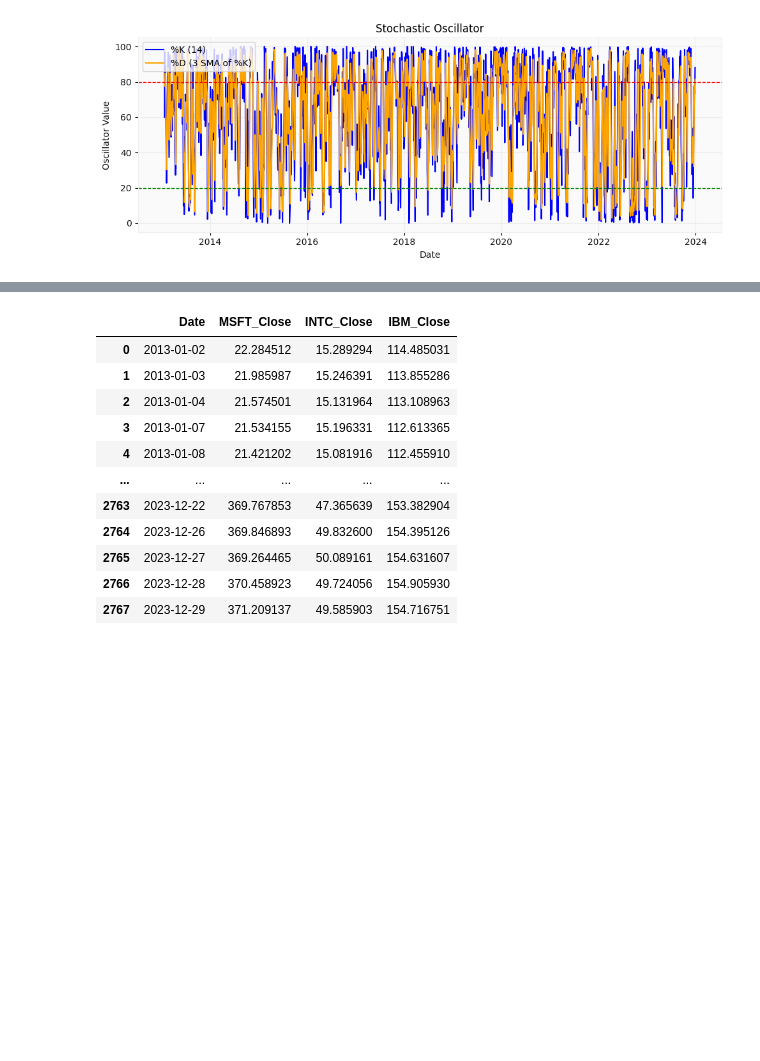
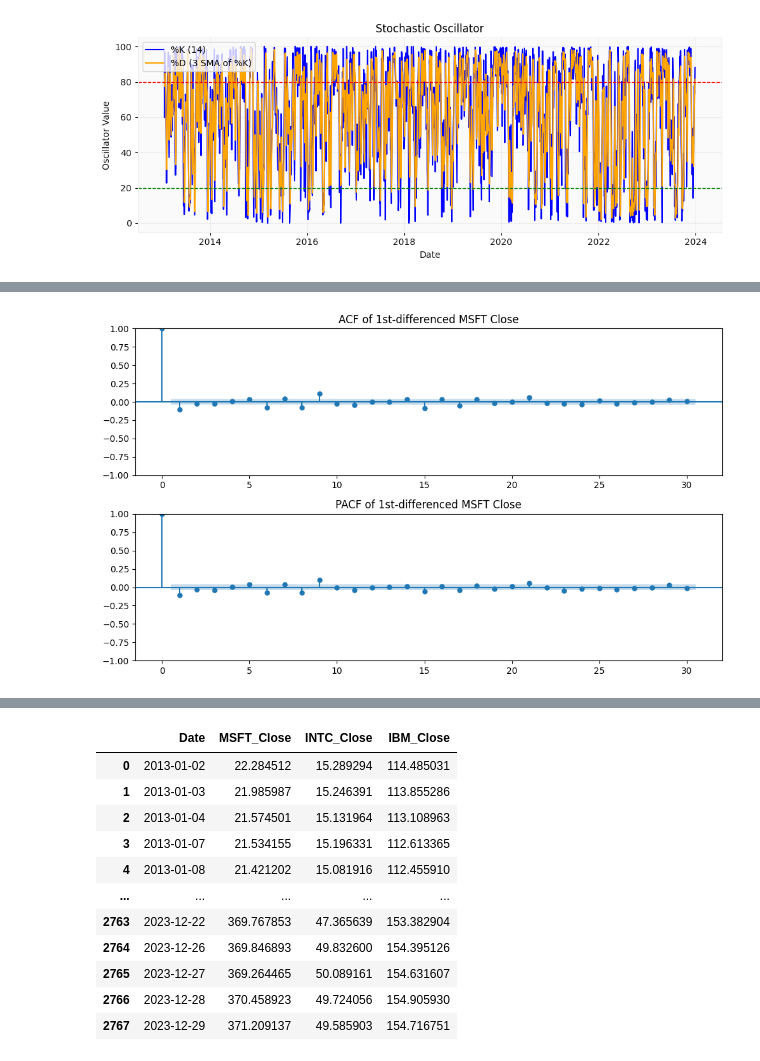
Before and after one commit to GinHikat/OmniTS_for_Stock, a Jupyter notebook: notebooks/visualization.ipynb, the cells around one changed output, grey strips where cells are left out. Saved outputs shown, nothing was run; the diff lists cells and outputs as text; code cells hidden in the pictures; blank space fills up the shorter version.

```diff
--- a/notebooks/visualization.ipynb
+++ b/notebooks/visualization.ipynb
@@ -227,0 +308,11 @@ result = adfuller(temp[col].dropna())
+# %%
+# 1-differenced Close price
+diff_close = df_MSFT['Close'].diff().dropna()
+
+fig, axes = plt.subplots(2, 1, figsize=(10, 6))
+plot_acf(diff_close, ax=axes[0], lags=30, title='ACF of 1st-differenced MSFT Close')
+plot_pacf(diff_close, ax=axes[1], lags=30, title='PACF of 1st-differenced MSFT Close')
+plt.tight_layout()
+plt.show()
+# %% [output]
+[figure, added]
```
Also changed, not shown: parts of 17 cells of this notebook, 1 other file.
